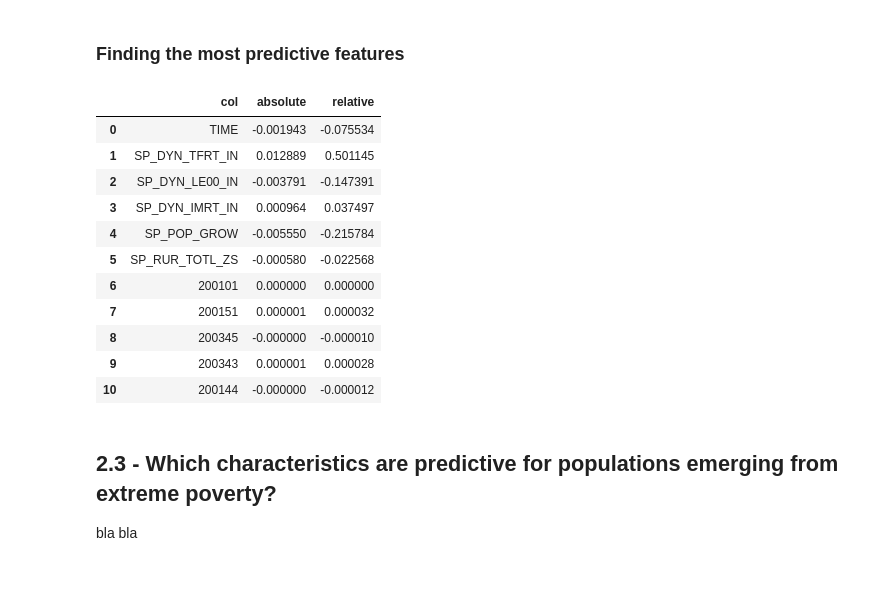
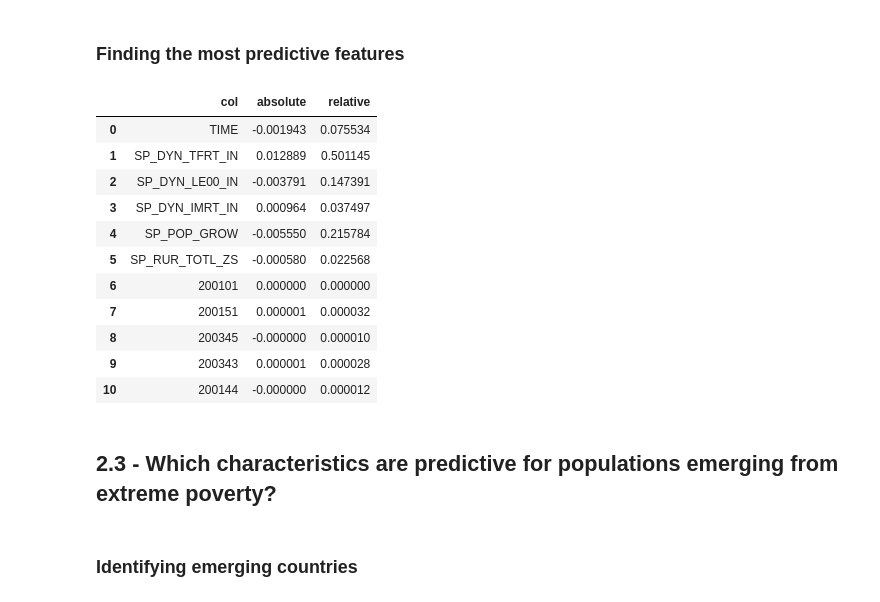
Before and after one commit to aaronabebe/DOPP, a Jupyter notebook: THE_NOTEBOOK.ipynb, the cells around one changed output. Drawn from its saved outputs; the diff is of its cells as text; code cells hidden in the pictures.

```diff
--- a/THE_NOTEBOOK.ipynb
+++ b/THE_NOTEBOOK.ipynb
@@ -223,26 +258,26 @@ Ridge Calssifier accuracy : 0.94262 +- 0.00034
 # %%
 R2_coef = np.array(ridge_2.coef_)
 X2_cols = X_2.columns
-R2_relativ = R2_coef/np.abs(R2_coef).sum()
+R2_relativ = np.abs(R2_coef)/np.abs(R2_coef).sum()
 table = {'col':X2_cols, 'absolute':[], 'relative':[]}
 
 # Fill into Dataframe
 for i in range(0,len(X2_cols)):
     table['absolute'].append(round(R2_coef[0,i],6))
     table['relative'].append(round(R2_relativ[0,i],6))
 
-weights = pd.DataFrame.from_dict(table)
-weights
+q2_weights = pd.DataFrame.from_dict(table)
+q2_weights
 # %% [output]
 |  | col | absolute | relative |
-| 0 | TIME | -0.001943 | -0.075534 |
+| 0 | TIME | -0.001943 | 0.075534 |
 | 1 | SP_DYN_TFRT_IN | 0.012889 | 0.501145 |
-| 2 | SP_DYN_LE00_IN | -0.003791 | -0.147391 |
+| 2 | SP_DYN_LE00_IN | -0.003791 | 0.147391 |
 | 3 | SP_DYN_IMRT_IN | 0.000964 | 0.037497 |
-| 4 | SP_POP_GROW | -0.005550 | -0.215784 |
-| 5 | SP_RUR_TOTL_ZS | -0.000580 | -0.022568 |
+| 4 | SP_POP_GROW | -0.005550 | 0.215784 |
+| 5 | SP_RUR_TOTL_ZS | -0.000580 | 0.022568 |
 | 6 | 200101 | 0.000000 | 0.000000 |
 | 7 | 200151 | 0.000001 | 0.000032 |
-| 8 | 200345 | -0.000000 | -0.000010 |
+| 8 | 200345 | -0.000000 | 0.000010 |
 | 9 | 200343 | 0.000001 | 0.000028 |
-| 10 | 200144 | -0.000000 | -0.000012 |
+| 10 | 200144 | -0.000000 | 0.000012 |
@@ -251,3 +284,2 @@ weights
 # %% [markdown]
 ## 2.3 - Which characteristics are predictive for populations emerging from extreme poverty?
-bla bla
@@ -255,0 +286,2 @@ pass
+# %% [markdown]
+### Identifying emerging countries
```
Also changed, not shown: parts of 21 cells of this notebook.
